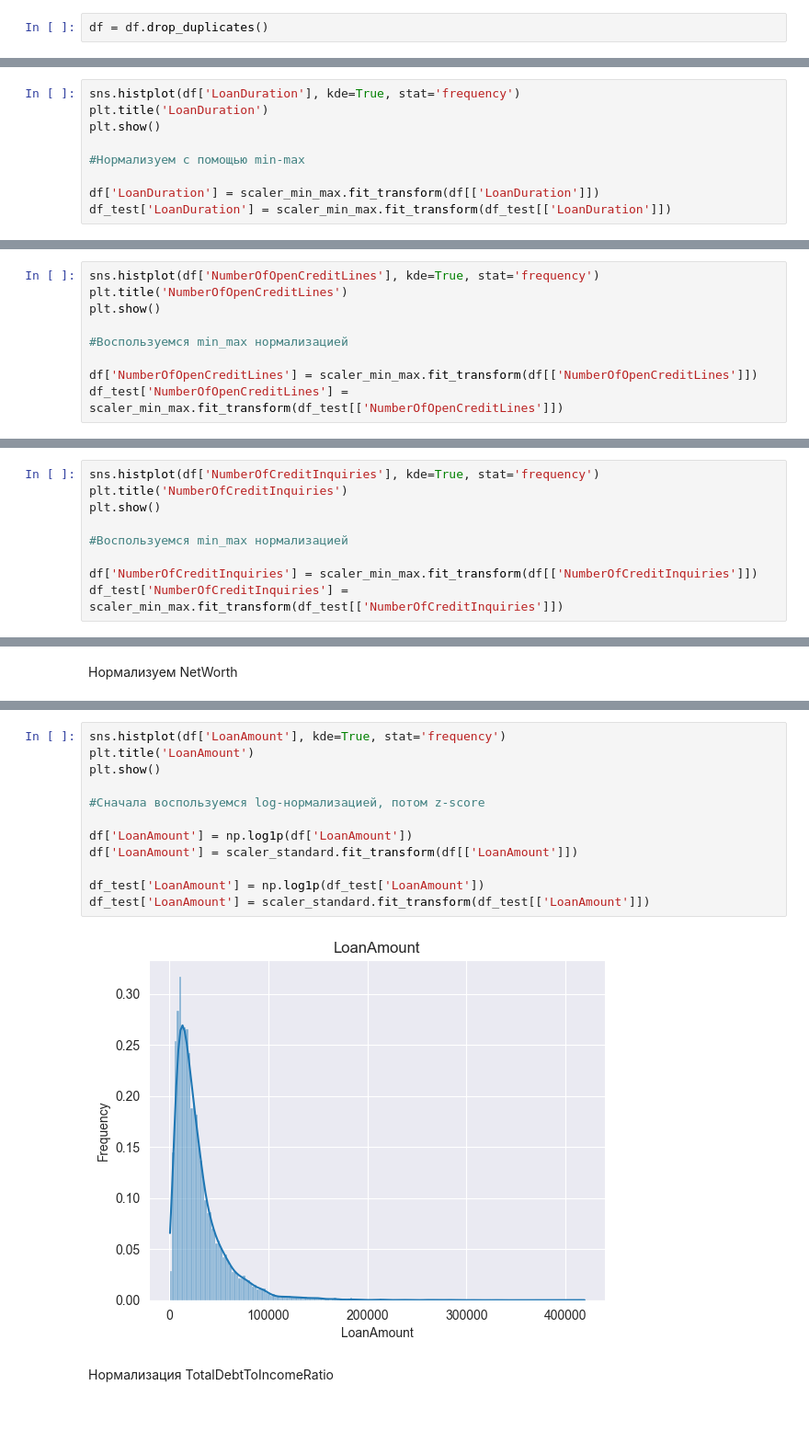
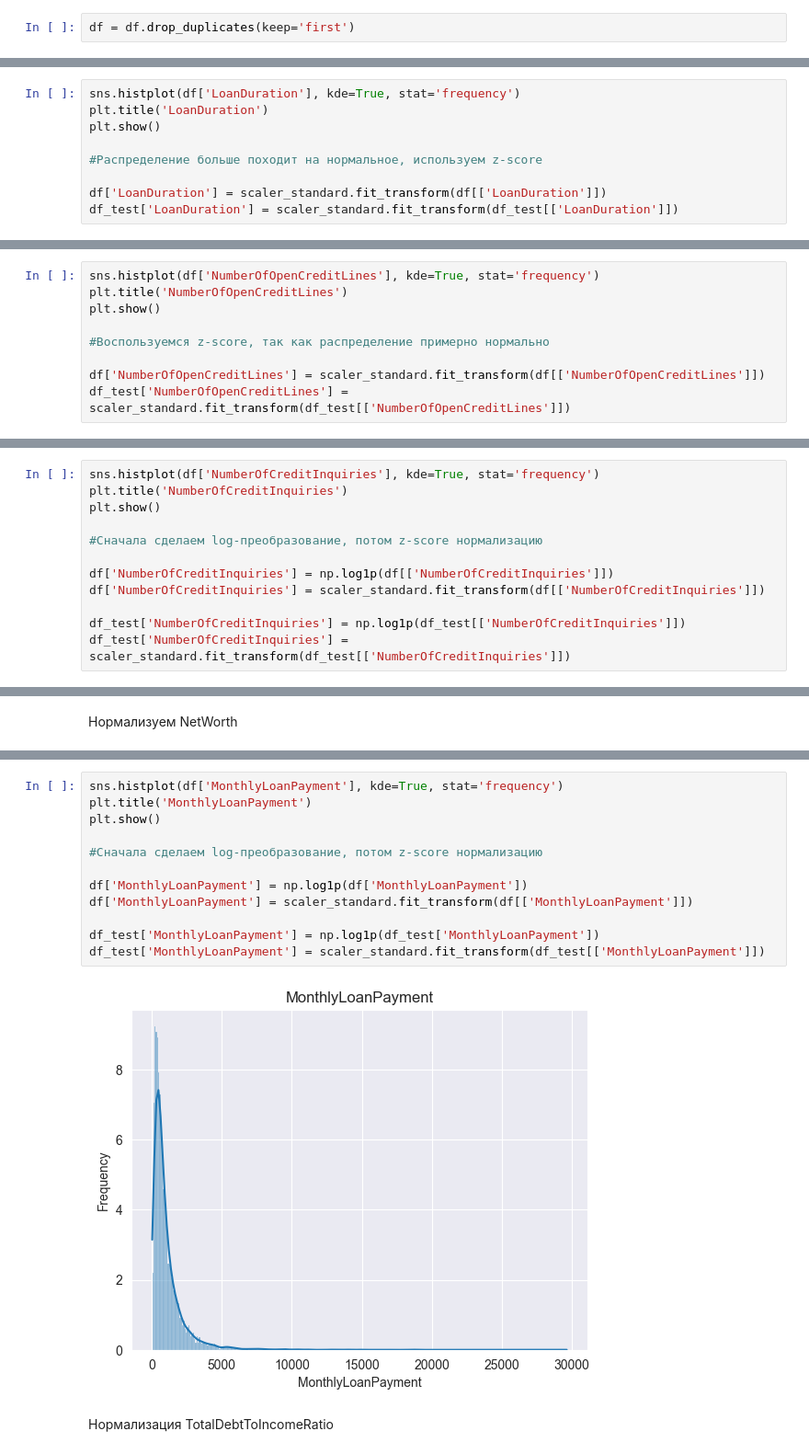
Before and after one commit to dmitrijmrsh/ML-Labs, a Jupyter notebook: Lab_02/Lab_02.ipynb, the cells around one changed output, grey strips where cells are left out. Shown at 92% size. Saved outputs shown, nothing was run; the diff lists cells and outputs as text; blank space fills up the shorter version.

```diff
--- a/Lab_02/Lab_02.ipynb
+++ b/Lab_02/Lab_02.ipynb
@@ -93,2 +102,2 @@ memory usage: 2.9 MB
 # %%
-df = df.drop_duplicates()
+df = df.drop_duplicates(keep='first')
@@ -272,10 +259,10 @@ sns.histplot(df['LoanDuration'], kde=True, stat='frequency')
 plt.title('LoanDuration')
 plt.show()
 
-#Нормализуем с помощью min-max
+#Распределение больше походит на нормальное, используем z-score
 
-df['LoanDuration'] = scaler_min_max.fit_transform(df[['LoanDuration']])
-df_test['LoanDuration'] = scaler_min_max.fit_transform(df_test[['LoanDuration']])
+df['LoanDuration'] = scaler_standard.fit_transform(df[['LoanDuration']])
+df_test['LoanDuration'] = scaler_standard.fit_transform(df_test[['LoanDuration']])
 # %% [output]
 [figure]
 # %% [markdown]
@@ -330,10 +318,10 @@ sns.histplot(df['NumberOfOpenCreditLines'], kde=True, stat='frequency')
 plt.title('NumberOfOpenCreditLines')
 plt.show()
 
-#Воспользуемся min_max нормализацией
+#Воспользуемся z-score, так как распределение примерно нормально
 
-df['NumberOfOpenCreditLines'] = scaler_min_max.fit_transform(df[['NumberOfOpenCreditLines']])
-df_test['NumberOfOpenCreditLines'] = scaler_min_max.fit_transform(df_test[['NumberOfOpenCreditLines']])
+df['NumberOfOpenCreditLines'] = scaler_standard.fit_transform(df[['NumberOfOpenCreditLines']])
+df_test['NumberOfOpenCreditLines'] = scaler_standard.fit_transform(df_test[['NumberOfOpenCreditLines']])
 # %% [output]
 [figure]
 # %% [markdown]
@@ -343,10 +331,13 @@ sns.histplot(df['NumberOfCreditInquiries'], kde=True, stat='frequency')
 plt.title('NumberOfCreditInquiries')
 plt.show()
 
-#Воспользуемся min_max нормализацией
+#Сначала сделаем log-преобразование, потом z-score нормализацию
 
-df['NumberOfCreditInquiries'] = scaler_min_max.fit_transform(df[['NumberOfCreditInquiries']])
-df_test['NumberOfCreditInquiries'] = scaler_min_max.fit_transform(df_test[['NumberOfCreditInquiries']])
+df['NumberOfCreditInquiries'] = np.log1p(df[['NumberOfCreditInquiries']])
+df['NumberOfCreditInquiries'] = scaler_standard.fit_transform(df[['NumberOfCreditInquiries']])
+
+df_test['NumberOfCreditInquiries'] = np.log1p(df_test[['NumberOfCreditInquiries']])
+df_test['NumberOfCreditInquiries'] = scaler_standard.fit_transform(df_test[['NumberOfCreditInquiries']])
 # %% [output]
 [figure]
 # %% [markdown]
@@ -490,17 +481,17 @@ df_test['NetWorth'] = scaler_standard.fit_transform(df_test[['NetWorth']])
 # %%
-sns.histplot(df['LoanAmount'], kde=True, stat='frequency')
-plt.title('LoanAmount')
+sns.histplot(df['MonthlyLoanPayment'], kde=True, stat='frequency')
+plt.title('MonthlyLoanPayment')
 plt.show()
 
-#Сначала воспользуемся log-нормализацией, потом z-score
+#Сначала сделаем log-преобразование, потом z-score нормализацию
 
-df['LoanAmount'] = np.log1p(df['LoanAmount'])
-df['LoanAmount'] = scaler_standard.fit_transform(df[['LoanAmount']])
+df['MonthlyLoanPayment'] = np.log1p(df['MonthlyLoanPayment'])
+df['MonthlyLoanPayment'] = scaler_standard.fit_transform(df[['MonthlyLoanPayment']])
 
-df_test['LoanAmount'] = np.log1p(df_test['LoanAmount'])
-df_test['LoanAmount'] = scaler_standard.fit_transform(df_test[['LoanAmount']])
+df_test['MonthlyLoanPayment'] = np.log1p(df_test['MonthlyLoanPayment'])
+df_test['MonthlyLoanPayment'] = scaler_standard.fit_transform(df_test[['MonthlyLoanPayment']])
 # %% [output]
-[figure, old version]
+[figure, new version]
 # %% [markdown]
 Нормализация TotalDebtToIncomeRatio
 # %%
```
Also changed, not shown: parts of 23 cells of this notebook.
